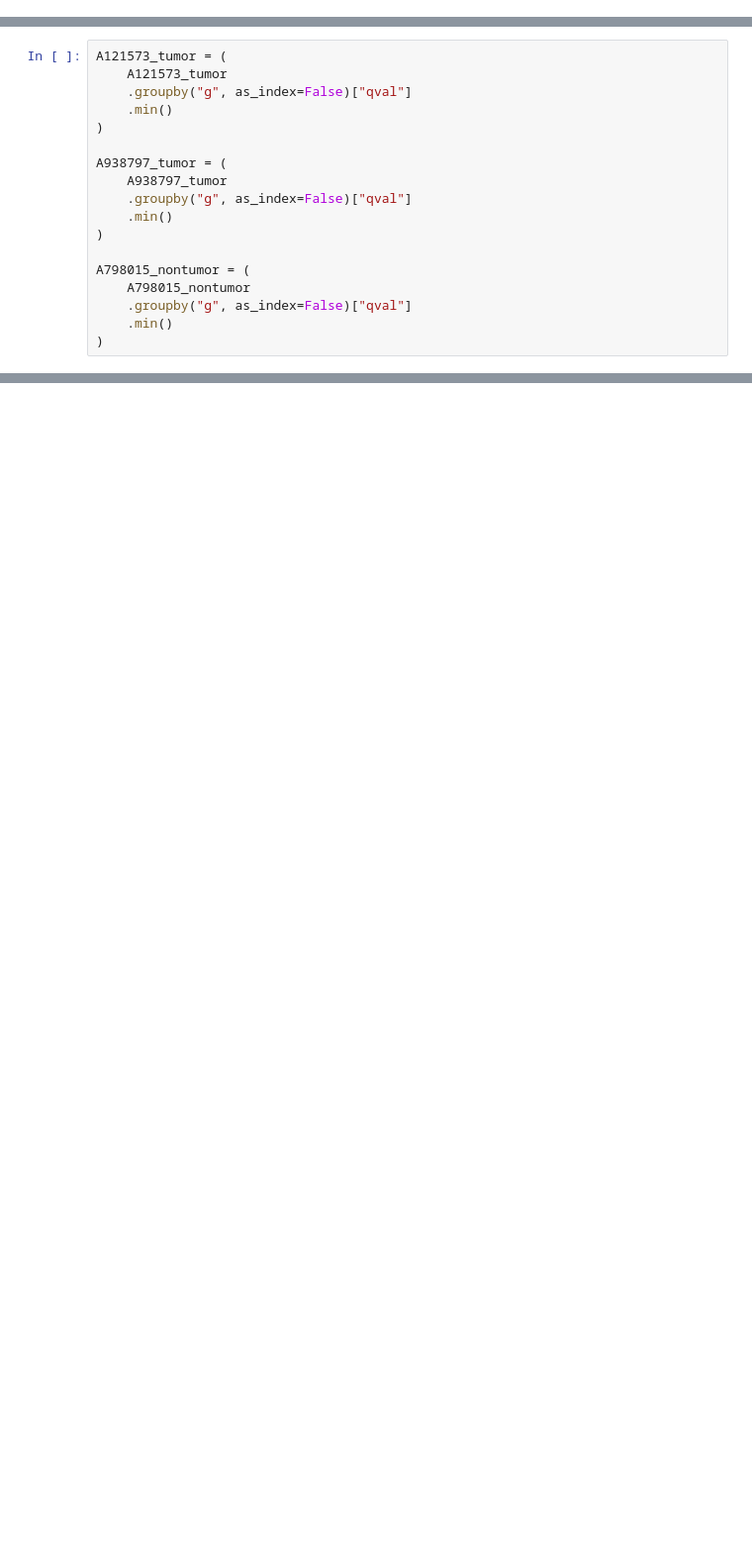
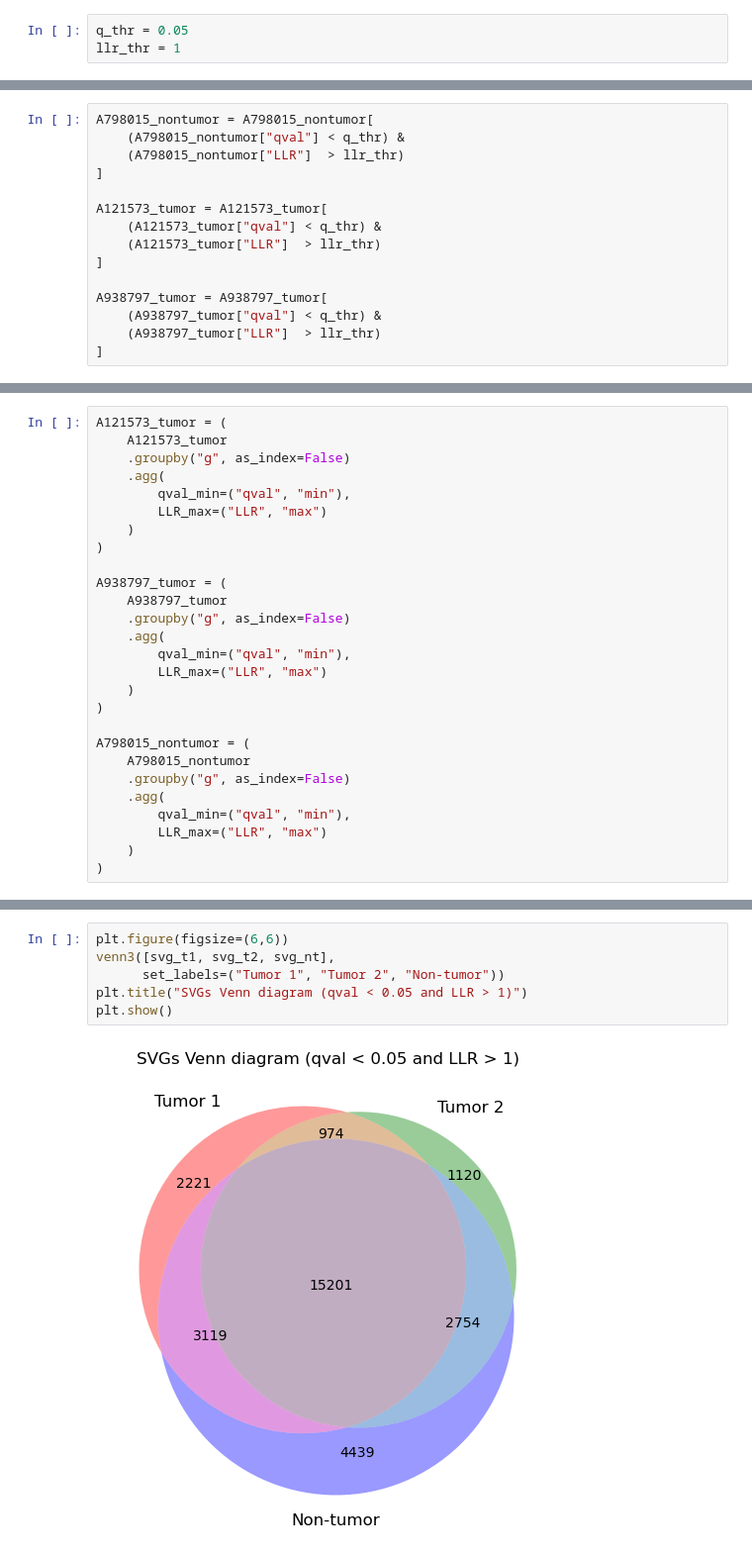
Before and after one commit to nikolienka24/IV114_ST, a Jupyter notebook: comparison_tumorVSnontumor.ipynb, the cells around one changed output, grey strips where cells are left out. Shown at 99% size. Saved outputs shown, nothing was run; the diff lists cells and outputs as text; blank space fills up the shorter version.

Commit message:
Add new notebook: comparison_tumorVSnontumor

```diff
--- a/comparison_tumorVSnontumor.ipynb
+++ b/comparison_tumorVSnontumor.ipynb
@@ -8,0 +28,3 @@ from scipy.stats import spearmanr
+# %%
+q_thr = 0.05
+llr_thr = 1
@@ -26,0 +63,15 @@ A938797_tumor = A938797_tumor[A938797_tumor["qval"] < 0.05]
+# %%
+A798015_nontumor = A798015_nontumor[
+    (A798015_nontumor["qval"] < q_thr) &
+    (A798015_nontumor["LLR"]  > llr_thr)
+]
+
+A121573_tumor = A121573_tumor[
+    (A121573_tumor["qval"] < q_thr) &
+    (A121573_tumor["LLR"]  > llr_thr)
+]
+
+A938797_tumor = A938797_tumor[
+    (A938797_tumor["qval"] < q_thr) &
+    (A938797_tumor["LLR"]  > llr_thr)
+]
@@ -27,18 +86,27 @@ A938797_tumor = A938797_tumor[A938797_tumor["qval"] < 0.05]
 # %%
 A121573_tumor = (
     A121573_tumor
-    .groupby("g", as_index=False)["qval"]
-    .min()
+    .groupby("g", as_index=False)
+    .agg(
+        qval_min=("qval", "min"),
+        LLR_max=("LLR", "max")
+    )
 )
 
 A938797_tumor = (
     A938797_tumor
-    .groupby("g", as_index=False)["qval"]
-    .min()
+    .groupby("g", as_index=False)
+    .agg(
+        qval_min=("qval", "min"),
+        LLR_max=("LLR", "max")
+    )
 )
 
 A798015_nontumor = (
     A798015_nontumor
-    .groupby("g", as_index=False)["qval"]
-    .min()
+    .groupby("g", as_index=False)
+    .agg(
+        qval_min=("qval", "min"),
+        LLR_max=("LLR", "max")
+    )
 )
@@ -61,0 +134,8 @@ nontumor_unique = svg_nt.difference(tumor_all)
+# %%
+plt.figure(figsize=(6,6))
+venn3([svg_t1, svg_t2, svg_nt],
+      set_labels=("Tumor 1", "Tumor 2", "Non-tumor"))
+plt.title("SVGs Venn diagram (qval < 0.05 and LLR > 1)")
+plt.show()
+# %% [output]
+[figure, added]
```
Also changed, not shown: parts of 36 cells of this notebook.
